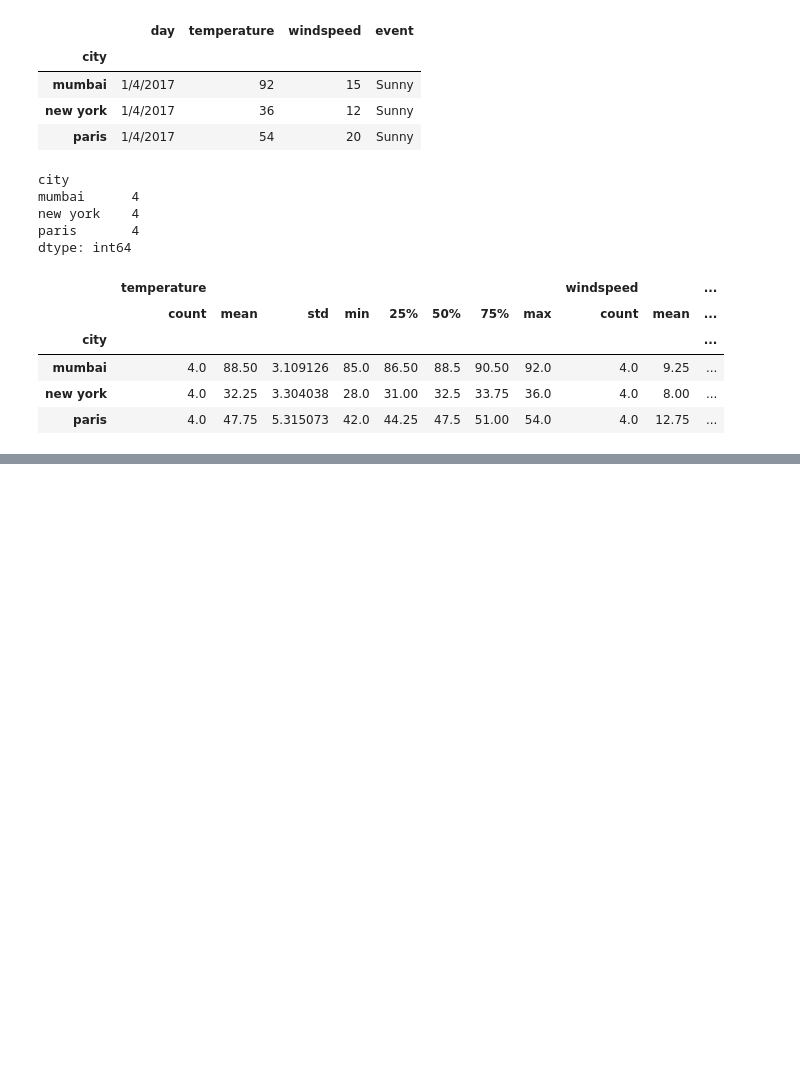
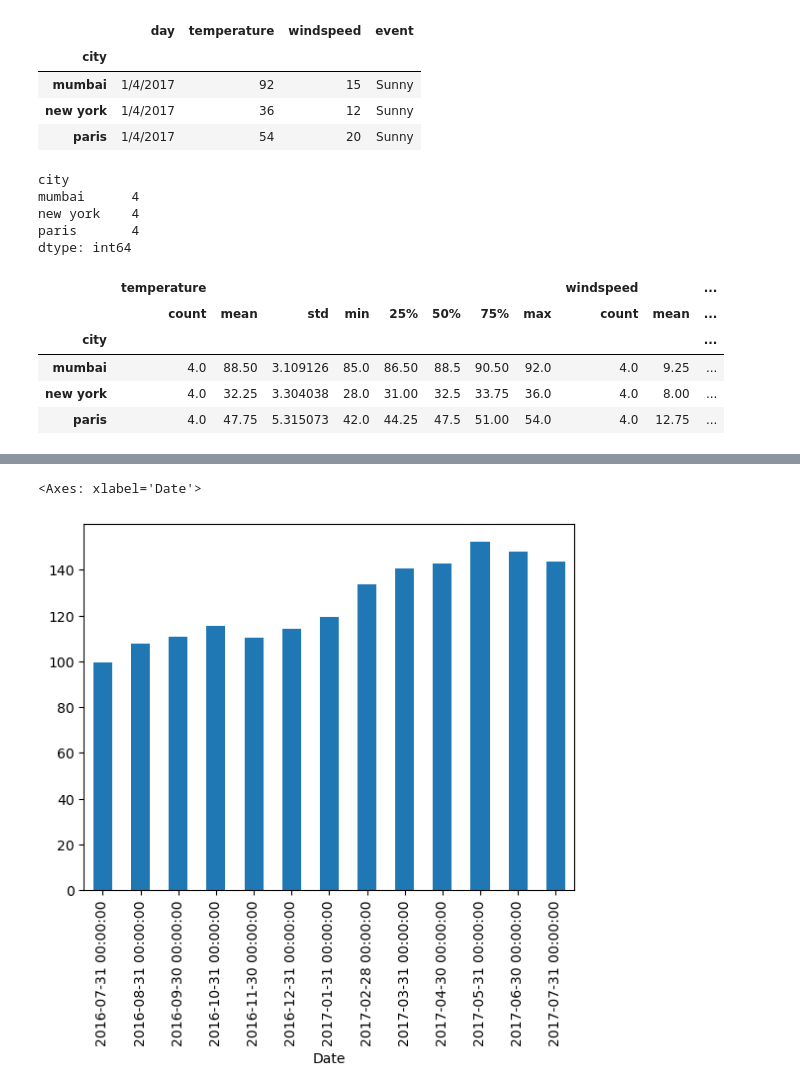
Before and after one commit to Marwamedha/Data-Transformation-using-python, a Jupyter notebook: dataframe_basics.ipynb, the cells around one changed output, grey strips where cells are left out. Saved outputs shown, nothing was run; the diff lists cells and outputs as text; code cells hidden in the pictures; blank space fills up the shorter version.

```diff
--- a/dataframe_basics.ipynb
+++ b/dataframe_basics.ipynb
@@ -656,0 +1248,5 @@ ModuleNotFoundError: No module named 'matplotlib'
+# %%
+df['Close'].resample('M').mean().plot(kind='bar')
+# %% [output]
+<Axes: xlabel='Date'>
+[figure, added]
```
Also changed, not shown: parts of 71 cells of this notebook.
